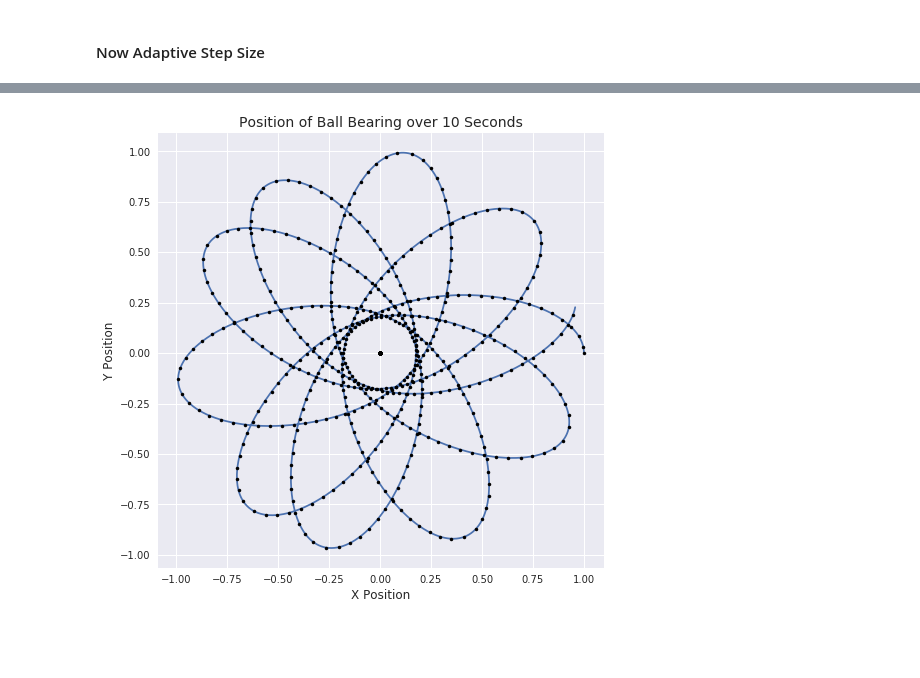
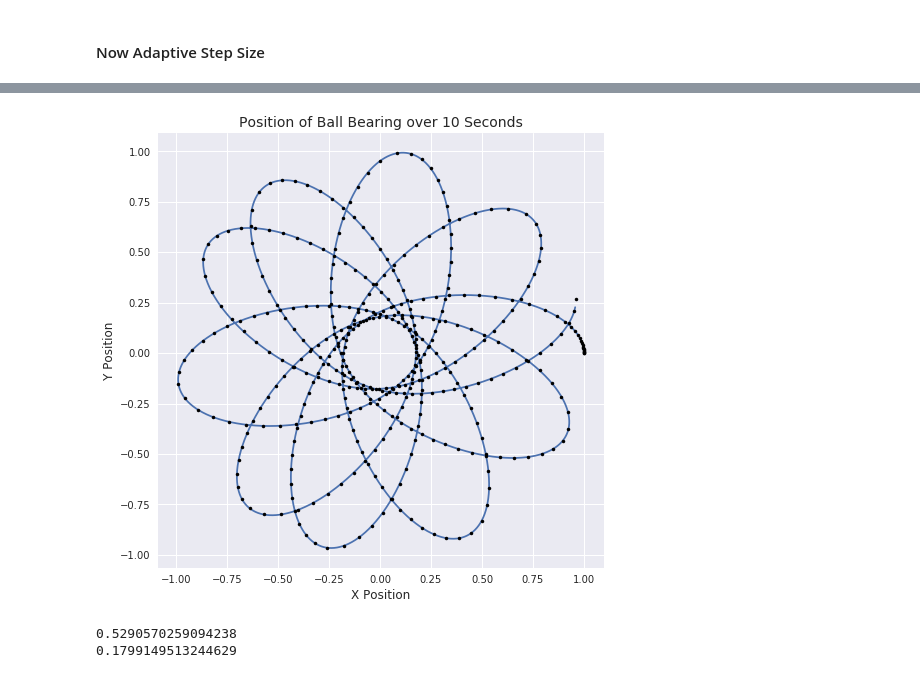
Before and after one commit to andrewkhardy/PHY-407, a Jupyter notebook: Documents/2018-2019 Courses/PHY 407/PHY-407/Lab07_Q1.ipynb, the cells around one changed output, grey strips where cells are left out. Saved outputs shown, nothing was run; the diff lists cells and outputs as text; code cells hidden in the pictures; blank space fills up the shorter version.

```diff
--- a/Documents/2018-2019 Courses/PHY 407/PHY-407/Lab07_Q1.ipynb
+++ b/Documents/2018-2019 Courses/PHY 407/PHY-407/Lab07_Q1.ipynb
@@ -153,7 +123,7 @@ N = 10000       # number of steps
 t_naught = 0.0  # time inital
 t_final = 10.0  # time final
 h_init = (t_final - t_naught)/N                         # step size
-tpoints_adap = np.arange(t_naught,t_final,h_init)            # empty time array
+tpoints_adap = np.zeros(1000)     # empty time array
 r_init = np.array([f_x_init,f_y_init,v_x_init,v_y_init],float)    # initial conditions
 adap_solution = np.empty(tpoints_adap.shape + r_init.shape,float) #
 # %%
@@ -161,9 +131,3 @@ fixed_start = time.time()
 fixed_solution = RK4Algorithim(tpoints, h, r,Function)
 fixed_end = time.time()
 fixed_time = fixed_end - fixed_start
-# %%
-adap_start = time.time()
-adap_solution = AdaptiveRK4(t_naught,t_final, h_init, r_init,Function)
-adap_end = time.time()
-adap_time = fixed_end - fixed_start
-print(adap_solution)
@@ -189,0 +134,30 @@ solutioncopy = np.copy(fixed_solution)
+# %%
+t = t_naught
+delta = 10**(-6)
+r_adap = r_init
+adap_solution[0] = r_init
+r_1 = r_init
+h_adap = h_init
+r_2 = r_init
+ro = 1.0
+i = 0
+adap_begin = time.time()
+while t < t_final:
+   # print(t, h_adap, adap_solution[i])
+
+    h_adap = h_adap * ro**(1/4)
+    r_1 = RK4(t, h_adap,adap_solution[i], Function)
+    r_1 = RK4(t+h_adap, h_adap,r_1, Function)
+    r_2 = RK4(t, 2*h_adap,adap_solution[i], Function)
+    error = (r_1 - r_2)/30
+    denominator = np.sqrt(error[0]**2 + error[1]**2)
+    if denominator != 0.:
+        ro = delta*h_adap/denominator
+    if ro > 0.99:
+        tpoints_adap[i] = t
+        i += 1
+        t += 2*h_adap
+        if ro > 2.0:
+            ro = 2.0
+        adap_solution[i] = r_1
+adap_end = time.time()
@@ -190,11 +166,17 @@ solutioncopy = np.copy(fixed_solution)
 # %%
 plt.figure(figsize = (8,8))
-plt.plot(solutioncopy[:,0],solutioncopy[:,1])
-plt.plot(adap_solution[::10,0],adap_solution[::10,1], 'k.')
+plt.plot(fixed_solution[:,0],fixed_solution[:,1])
+plt.plot(adap_solution[:438:1,0],adap_solution[:438:1,1], 'k.')
 plt.title('Position of Ball Bearing over 10 Seconds',\
           fontsize = 14)
 plt.ylabel('Y Position',fontsize = 12)
 plt.xlabel('X Position',fontsize = 12)
 plt.show()
 # %% [output]
-[figure, old version]
+[figure, new version]
+# %%
+print(fixed_time)
+print(adap_time)
+# %% [output]
+0.5290570259094238
+0.1799149513244629
```
Also changed, not shown: parts of 8 cells of this notebook.
